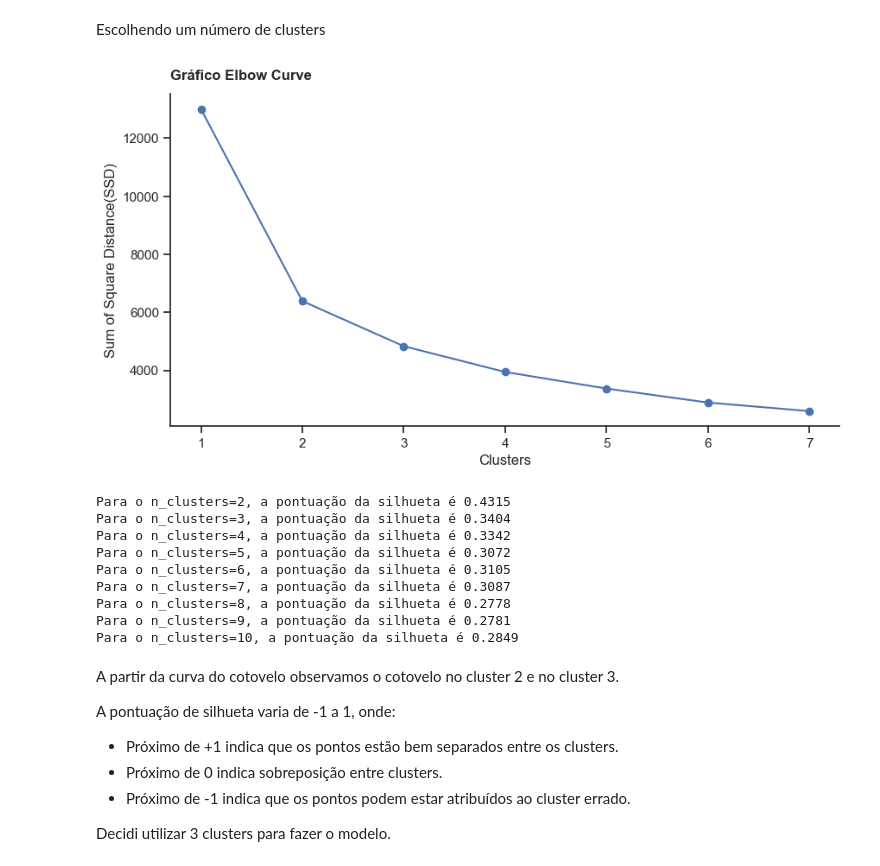
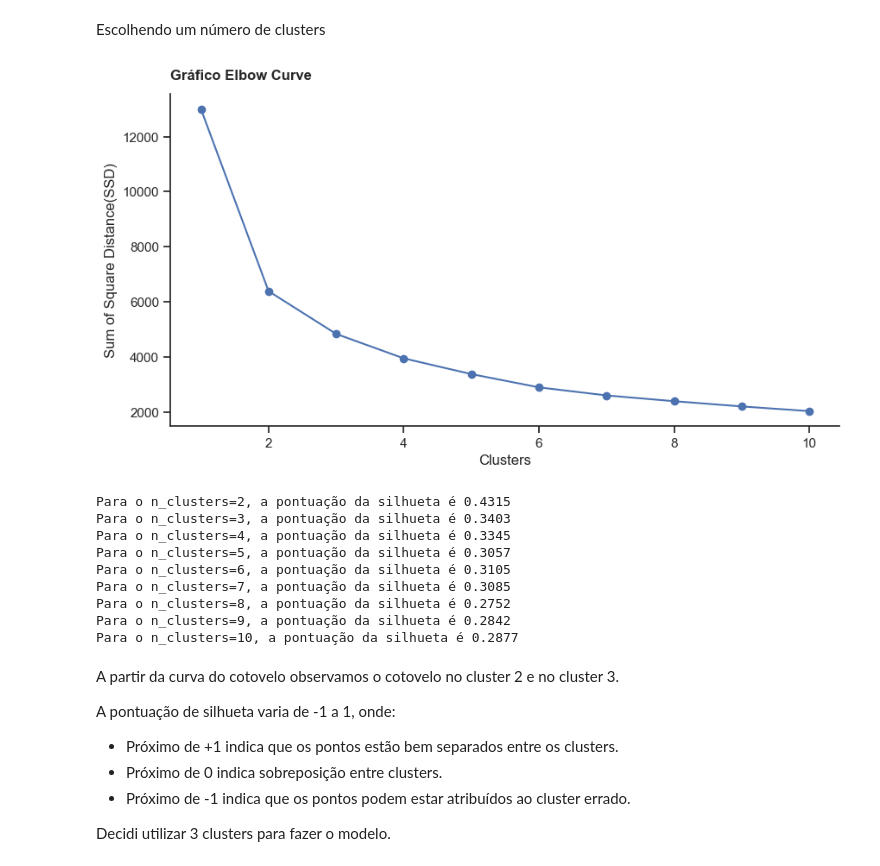
Before and after one commit to maisonhenrique/portifolio, a Jupyter notebook: Analise_Cohort_RFV/AnaliseCohort_RFV.ipynb, the cells around one changed output. Cells and saved outputs as stored; diff of their text form; code cells hidden in the pictures.

```diff
--- a/Analise_Cohort_RFV/AnaliseCohort_RFV.ipynb
+++ b/Analise_Cohort_RFV/AnaliseCohort_RFV.ipynb
@@ -878,19 +889,19 @@ Escolhendo um número de clusters
 # %%
 # Gráfico Elbow Curve para decidir K
 ssd = []
-for num_clusters in list(range(1,8)):
+for num_clusters in list(range(1,11)):
     model_clus = KMeans(n_clusters = num_clusters, max_iter=50)
     model_clus.fit(df_kmeans_norm)
     ssd.append(model_clus.inertia_)
 
 plt.figure(figsize=(10,5))
-plt.plot(np.arange(1,8,1), ssd, '-o')
+plt.plot(np.arange(1,11,1), ssd, '-o')
 plt.xlabel('Clusters')
 plt.ylabel('Sum of Square Distance(SSD)')
 plt.title('Gráfico Elbow Curve', fontsize=12, loc='left', pad=12)
 plt.show()
 # %% [output]
-[figure, old version]
+[figure, new version]
 # %%
 # Análise silhueta
 for num_clusters in range(2, 11):
@@ -905,14 +916,14 @@ for num_clusters in range(2, 11):
     print("Para o n_clusters={0}, a pontuação da silhueta é {1:.4f}".format(num_clusters, silhouette_avg))
 # %% [output]
 Para o n_clusters=2, a pontuação da silhueta é 0.4315
-Para o n_clusters=3, a pontuação da silhueta é 0.3404
-Para o n_clusters=4, a pontuação da silhueta é 0.3342
-Para o n_clusters=5, a pontuação da silhueta é 0.3072
+Para o n_clusters=3, a pontuação da silhueta é 0.3403
+Para o n_clusters=4, a pontuação da silhueta é 0.3345
+Para o n_clusters=5, a pontuação da silhueta é 0.3057
 Para o n_clusters=6, a pontuação da silhueta é 0.3105
-Para o n_clusters=7, a pontuação da silhueta é 0.3087
-Para o n_clusters=8, a pontuação da silhueta é 0.2778
-Para o n_clusters=9, a pontuação da silhueta é 0.2781
-Para o n_clusters=10, a pontuação da silhueta é 0.2849
+Para o n_clusters=7, a pontuação da silhueta é 0.3085
+Para o n_clusters=8, a pontuação da silhueta é 0.2752
+Para o n_clusters=9, a pontuação da silhueta é 0.2842
+Para o n_clusters=10, a pontuação da silhueta é 0.2877
 # %% [markdown]
 A partir da curva do cotovelo observamos o cotovelo no cluster 2 e no cluster 3.
 
```
Also changed, not shown: parts of 11 cells of this notebook.
